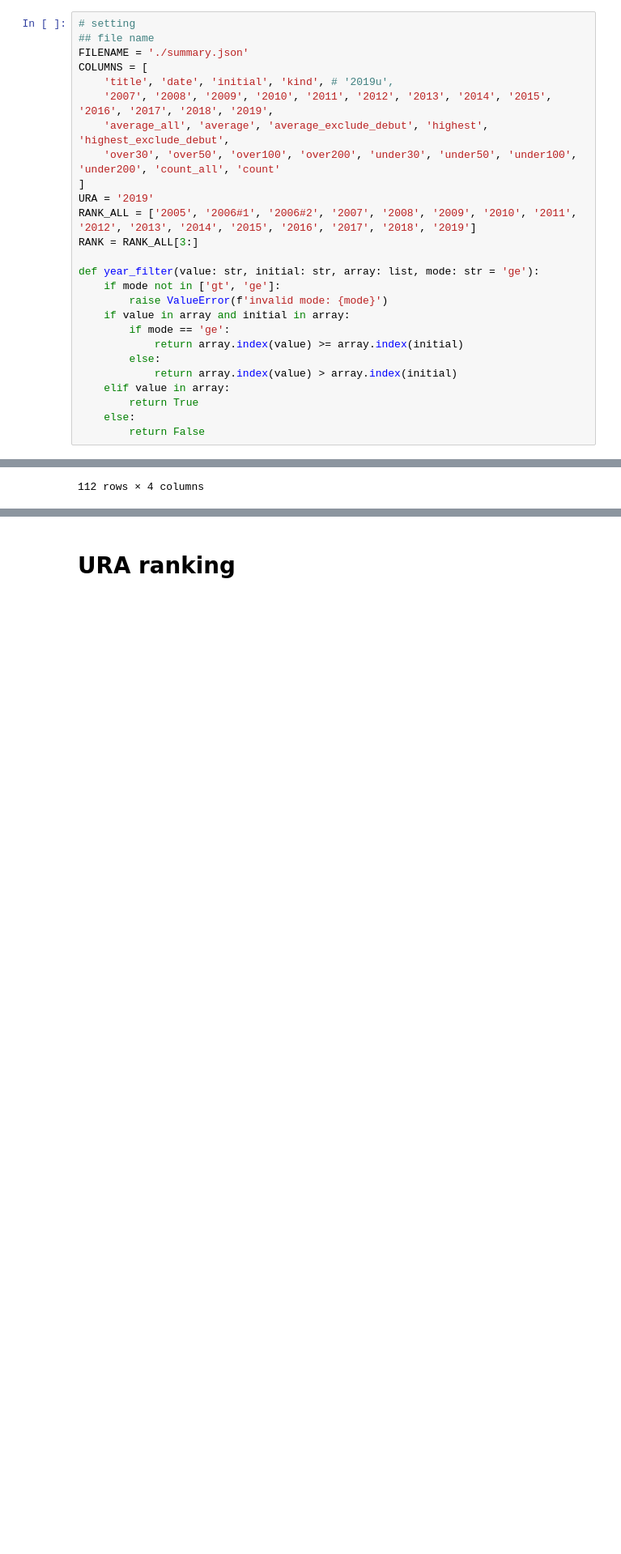
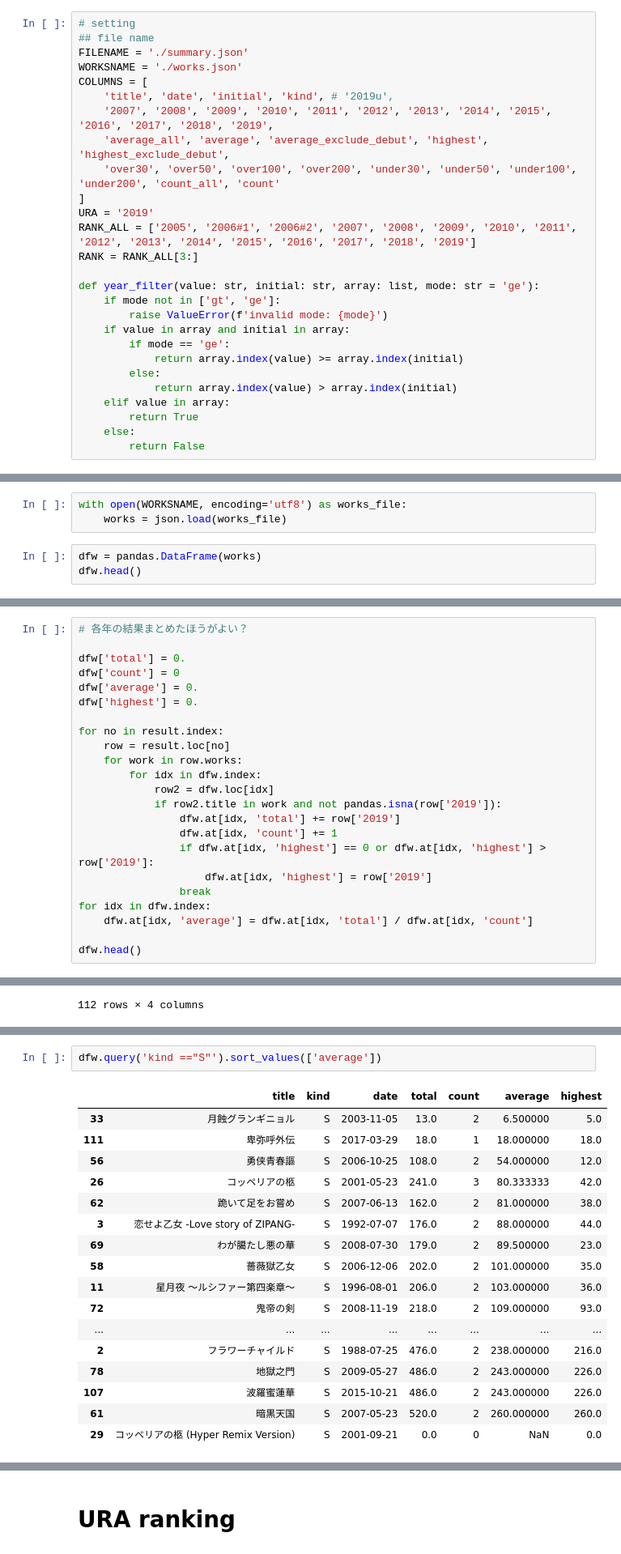
Before and after one commit to tabris913/aliran, a Jupyter notebook: aliran.ipynb, the cells around one changed output, grey strips where cells are left out. Shown at 81% size. Drawn from its saved outputs; the diff is of its cells as text; blank space fills up the shorter version.

```diff
--- a/aliran.ipynb
+++ b/aliran.ipynb
@@ -8,6 +8,7 @@ import pandas
 # setting
 ## file name
 FILENAME = './summary.json'
+WORKSNAME = './works.json'
 COLUMNS = [
     'title', 'date', 'initial', 'kind', # '2019u',
     '2007', '2008', '2009', '2010', '2011', '2012', '2013', '2014', '2015', '2016', '2017', '2018', '2019',
@@ -51,3 +52,9 @@ df.head()
 | 4 | 鏡面界 im Juni | きょうめんかい・イン・ジュニ | False | False | [幻想庭園] | 幻想庭園 | 1988-01-25 | 150.0 | 2005 | [OA] | ... |
 | 5 | アンジェ・ノワールの祭戯 | None | False | False | [幻想庭園, 神々の黄昏] | 幻想庭園 | 1988-01-25 | NaN | 2005 | [SA, OA] | ... |
 5 rows × 27 columns
+# %%
+with open(WORKSNAME, encoding='utf8') as works_file:
+    works = json.load(works_file)
+# %%
+dfw = pandas.DataFrame(works)
+dfw.head()
@@ -161,3 +175,26 @@ result.head()
 | 4 | 鏡面界 im Juni | きょうめんかい・イン・ジュニ | False | False | [幻想庭園] | 幻想庭園 | 1988-01-25 | 150.0 | 2005 | [OA] | ... |
 | 5 | アンジェ・ノワールの祭戯 | None | False | False | [幻想庭園, 神々の黄昏] | 幻想庭園 | 1988-01-25 | NaN | 2005 | [SA, OA] | ... |
 5 rows × 45 columns
+# %%
+# 各年の結果まとめたほうがよい？
+
+dfw['total'] = 0.
+dfw['count'] = 0
+dfw['average'] = 0.
+dfw['highest'] = 0.
+
+for no in result.index:
+    row = result.loc[no]
+    for work in row.works:
+        for idx in dfw.index:
+            row2 = dfw.loc[idx]
+            if row2.title in work and not pandas.isna(row['2019']):
+                dfw.at[idx, 'total'] += row['2019']
+                dfw.at[idx, 'count'] += 1
+                if dfw.at[idx, 'highest'] == 0 or dfw.at[idx, 'highest'] > row['2019']:
+                    dfw.at[idx, 'highest'] = row['2019']
+                break
+for idx in dfw.index:
+    dfw.at[idx, 'average'] = dfw.at[idx, 'total'] / dfw.at[idx, 'count']
+
+dfw.head()
@@ -346,3 +390,23 @@ tmp.sort_values(['under100_mean', 'date'], ascending=[False, True]) \
 | 345 | 恐怖の頭脳改革 | 1 | 1.0 | 2019-08-28 |
 | 346 | 地球で | 1 | 1.0 | 2019-08-28 |
 | 348 | WALTZ FOR DEBBY (Bill Evans) | 1 | 1.0 | 2019-08-28 |
+# %%
+dfw.query('kind =="S"').sort_values(['average'])
+# %% [output]
+|  | title | kind | date | total | count | average | highest |
+| 33 | 月蝕グランギニョル | S | 2003-11-05 | 13.0 | 2 | 6.500000 | 5.0 |
+| 111 | 卑弥呼外伝 | S | 2017-03-29 | 18.0 | 1 | 18.000000 | 18.0 |
+| 56 | 勇侠青春謳 | S | 2006-10-25 | 108.0 | 2 | 54.000000 | 12.0 |
+| 26 | コッペリアの柩 | S | 2001-05-23 | 241.0 | 3 | 80.333333 | 42.0 |
+| 62 | 跪いて足をお嘗め | S | 2007-06-13 | 162.0 | 2 | 81.000000 | 38.0 |
+| 3 | 恋せよ乙女 -Love story of ZIPANG- | S | 1992-07-07 | 176.0 | 2 | 88.000000 | 44.0 |
+| 69 | わが臈たし悪の華 | S | 2008-07-30 | 179.0 | 2 | 89.500000 | 23.0 |
+| 58 | 薔薇獄乙女 | S | 2006-12-06 | 202.0 | 2 | 101.000000 | 35.0 |
+| 11 | 星月夜 ～ルシファー第四楽章～ | S | 1996-08-01 | 206.0 | 2 | 103.000000 | 36.0 |
+| 72 | 鬼帝の剣 | S | 2008-11-19 | 218.0 | 2 | 109.000000 | 93.0 |
+| ... | ... | ... | ... | ... | ... | ... | ... |
+| 2 | フラワーチャイルド | S | 1988-07-25 | 476.0 | 2 | 238.000000 | 216.0 |
+| 78 | 地獄之門 | S | 2009-05-27 | 486.0 | 2 | 243.000000 | 226.0 |
+| 107 | 波羅蜜蓮華 | S | 2015-10-21 | 486.0 | 2 | 243.000000 | 226.0 |
+| 61 | 暗黒天国 | S | 2007-05-23 | 520.0 | 2 | 260.000000 | 260.0 |
+| 29 | コッペリアの柩 (Hyper Remix Version) | S | 2001-09-21 | 0.0 | 0 | NaN | 0.0 |
```
Also changed, not shown: parts of 11 cells of this notebook, 7 other files.
